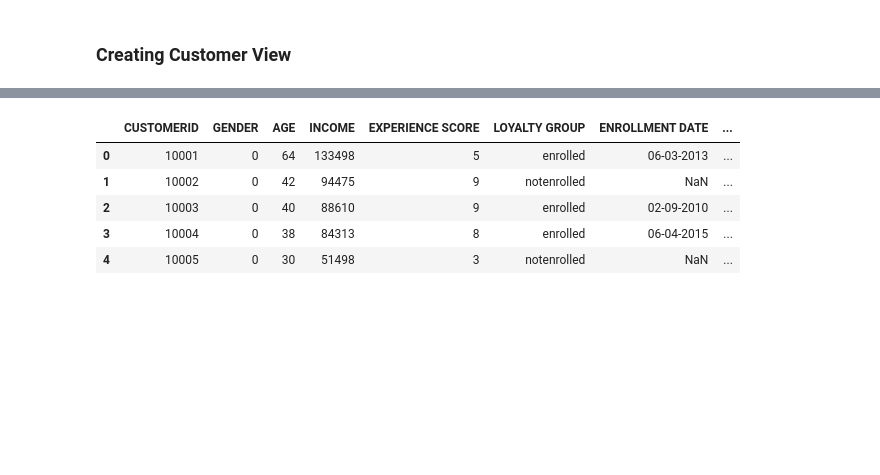
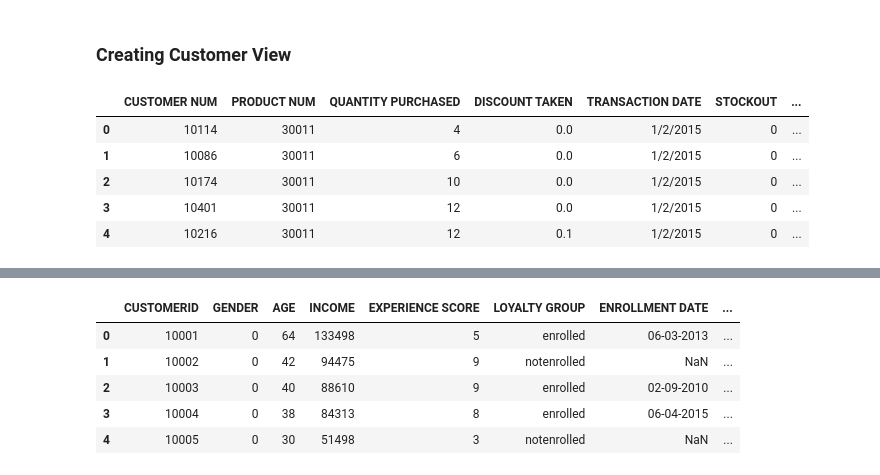
Before and after one commit to Amref-Health-Africa-in-Uganda/IBM_Digital_Nation, a Jupyter notebook: Exercise-Clustering.ipynb, the cells around one changed output, grey strips where cells are left out. Saved outputs shown, nothing was run; the diff lists cells and outputs as text; code cells hidden in the pictures; blank space fills up the shorter version.

```diff
--- a/Exercise-Clustering.ipynb
+++ b/Exercise-Clustering.ipynb
@@ -55,6 +55,15 @@ trans_products=transactions_data.merge(product_data,how='inner', left_on='PRODUC
 trans_products['UNIT LIST PRICE']=trans_products['UNIT LIST PRICE'].map(lambda x : float(x.replace('$','')))
 # %%
 trans_products['Total_Price']=trans_products['QUANTITY PURCHASED'] * trans_products['UNIT LIST PRICE'] * (1- trans_products['DISCOUNT TAKEN'])
+# %%
+trans_products.head()
+# %% [output]
+|  | CUSTOMER NUM | PRODUCT NUM | QUANTITY PURCHASED | DISCOUNT TAKEN | TRANSACTION DATE | STOCKOUT | ... |
+| 0 | 10114 | 30011 | 4 | 0.0 | 1/2/2015 | 0 | ... |
+| 1 | 10086 | 30011 | 6 | 0.0 | 1/2/2015 | 0 | ... |
+| 2 | 10174 | 30011 | 10 | 0.0 | 1/2/2015 | 0 | ... |
+| 3 | 10401 | 30011 | 12 | 0.0 | 1/2/2015 | 0 | ... |
+| 4 | 10216 | 30011 | 12 | 0.1 | 1/2/2015 | 0 | ... |
 # %%
 customer_prod_categ=trans_products.groupby(['CUSTOMER NUM','PRODUCT CATEGORY']).agg({'Total_Price':'sum'})
 # %%
```
Also changed, not shown: parts of 23 cells of this notebook.
